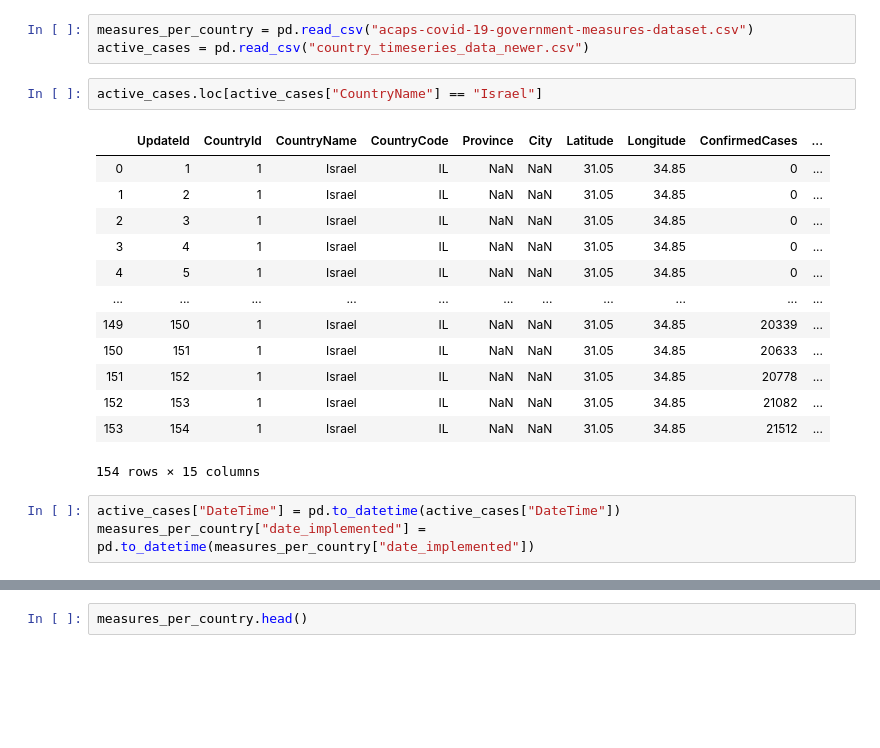
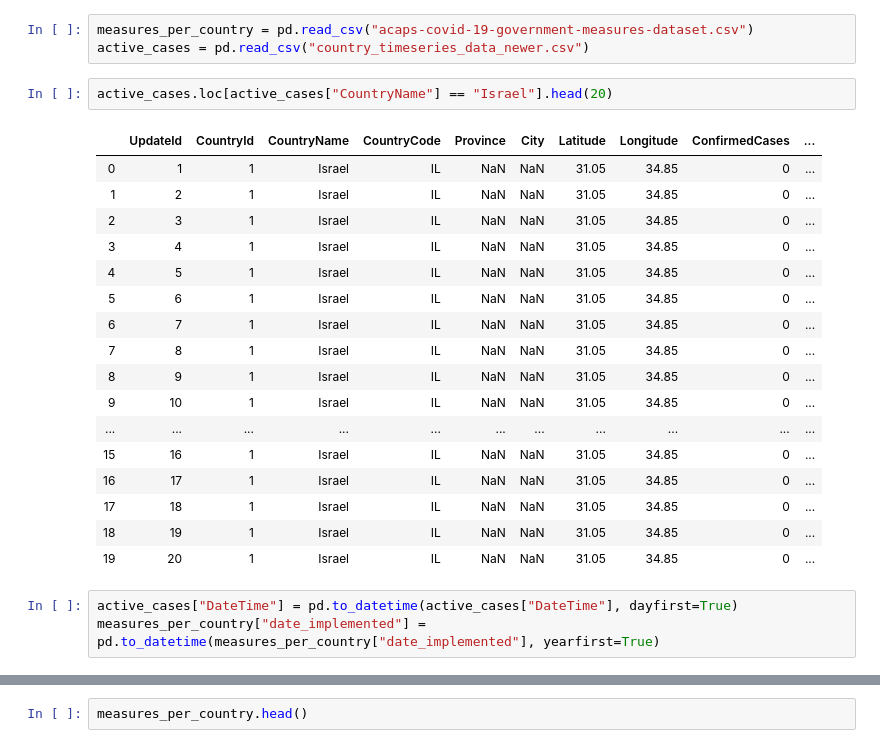
Before and after one commit to TheTeamFormallyKnownAsRunTimeTerror/CovidPredictiveModel, a Jupyter notebook: Measures.ipynb, the cells around one changed output, grey strips where cells are left out. Cells and saved outputs as stored; diff of their text form; blank space fills up the shorter version.

Commit message:
data cleaning - number of implemented measures time series

```diff
--- a/Measures.ipynb
+++ b/Measures.ipynb
@@ -5,21 +5,25 @@ import numpy as np
 measures_per_country = pd.read_csv("acaps-covid-19-government-measures-dataset.csv")
 active_cases = pd.read_csv("country_timeseries_data_newer.csv")
 # %%
-active_cases.loc[active_cases["CountryName"] == "Israel"]
+active_cases.loc[active_cases["CountryName"] == "Israel"].head(20)
 # %% [output]
 |  | UpdateId | CountryId | CountryName | CountryCode | Province | City | Latitude | Longitude | ConfirmedCases | ... |
 | 0 | 1 | 1 | Israel | IL | NaN | NaN | 31.05 | 34.85 | 0 | ... |
 | 1 | 2 | 1 | Israel | IL | NaN | NaN | 31.05 | 34.85 | 0 | ... |
 | 2 | 3 | 1 | Israel | IL | NaN | NaN | 31.05 | 34.85 | 0 | ... |
 | 3 | 4 | 1 | Israel | IL | NaN | NaN | 31.05 | 34.85 | 0 | ... |
 | 4 | 5 | 1 | Israel | IL | NaN | NaN | 31.05 | 34.85 | 0 | ... |
+| 5 | 6 | 1 | Israel | IL | NaN | NaN | 31.05 | 34.85 | 0 | ... |
+| 6 | 7 | 1 | Israel | IL | NaN | NaN | 31.05 | 34.85 | 0 | ... |
+| 7 | 8 | 1 | Israel | IL | NaN | NaN | 31.05 | 34.85 | 0 | ... |
+| 8 | 9 | 1 | Israel | IL | NaN | NaN | 31.05 | 34.85 | 0 | ... |
+| 9 | 10 | 1 | Israel | IL | NaN | NaN | 31.05 | 34.85 | 0 | ... |
 | ... | ... | ... | ... | ... | ... | ... | ... | ... | ... | ... |
-| 149 | 150 | 1 | Israel | IL | NaN | NaN | 31.05 | 34.85 | 20339 | ... |
-| 150 | 151 | 1 | Israel | IL | NaN | NaN | 31.05 | 34.85 | 20633 | ... |
-| 151 | 152 | 1 | Israel | IL | NaN | NaN | 31.05 | 34.85 | 20778 | ... |
-| 152 | 153 | 1 | Israel | IL | NaN | NaN | 31.05 | 34.85 | 21082 | ... |
-| 153 | 154 | 1 | Israel | IL | NaN | NaN | 31.05 | 34.85 | 21512 | ... |
+| 15 | 16 | 1 | Israel | IL | NaN | NaN | 31.05 | 34.85 | 0 | ... |
+| 16 | 17 | 1 | Israel | IL | NaN | NaN | 31.05 | 34.85 | 0 | ... |
+| 17 | 18 | 1 | Israel | IL | NaN | NaN | 31.05 | 34.85 | 0 | ... |
+| 18 | 19 | 1 | Israel | IL | NaN | NaN | 31.05 | 34.85 | 0 | ... |
+| 19 | 20 | 1 | Israel | IL | NaN | NaN | 31.05 | 34.85 | 0 | ... |
-154 rows × 15 columns
 # %%
-active_cases["DateTime"] = pd.to_datetime(active_cases["DateTime"])
-measures_per_country["date_implemented"] = pd.to_datetime(measures_per_country["date_implemented"])
+active_cases["DateTime"] = pd.to_datetime(active_cases["DateTime"], dayfirst=True)
+measures_per_country["date_implemented"] = pd.to_datetime(measures_per_country["date_implemented"], yearfirst=True)
```
Also changed, not shown: parts of 6 cells of this notebook.
